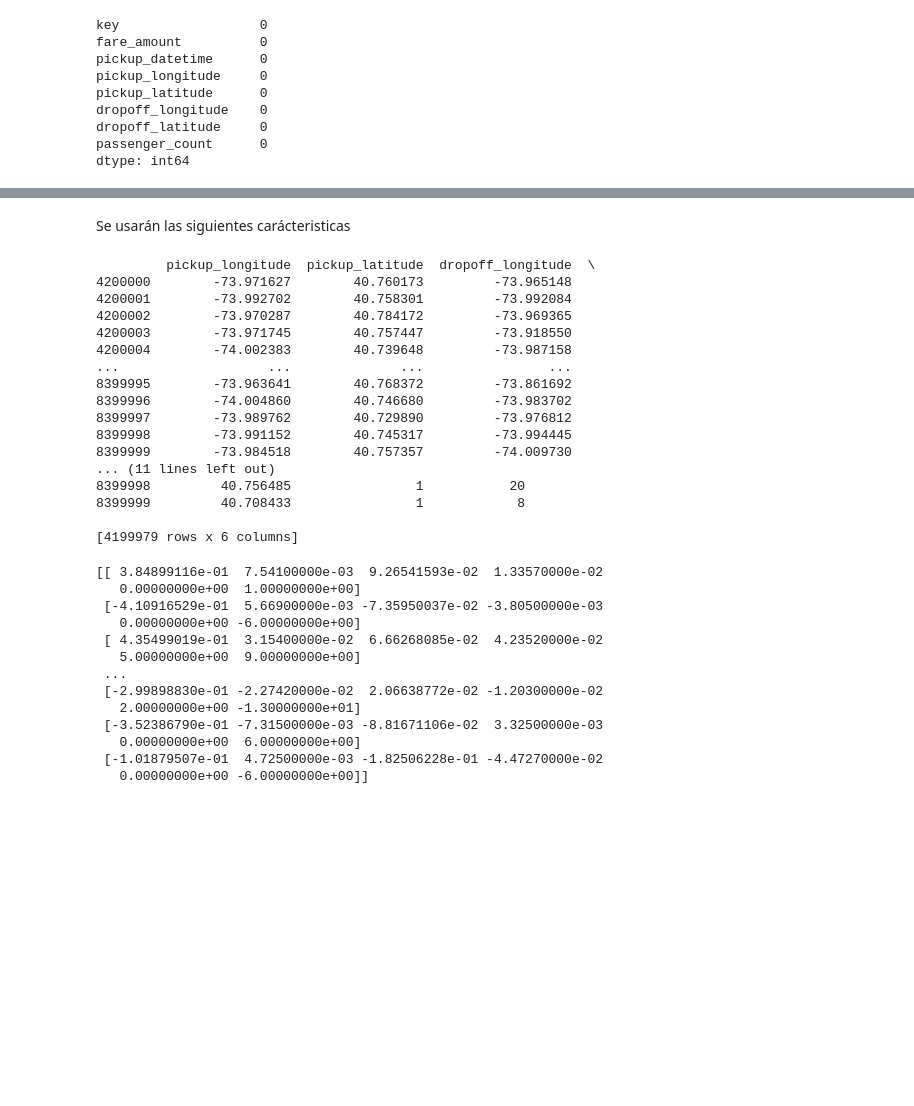
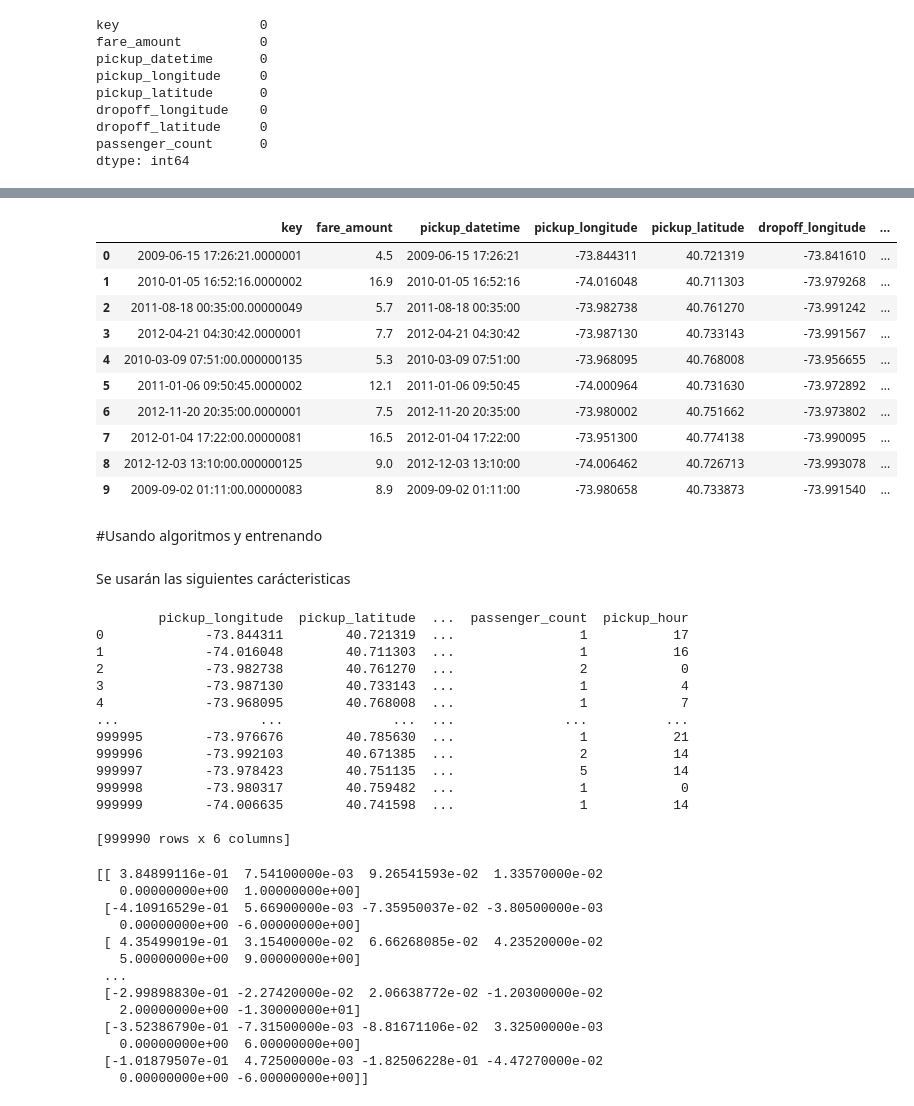
Before and after one commit to Roberto-Cerna/Predicting-Fare-Amount-From-Taxis, a Jupyter notebook: PC_2.ipynb, the cells around one changed output, grey strips where cells are left out. Saved outputs shown, nothing was run; the diff lists cells and outputs as text; code cells hidden in the pictures; blank space fills up the shorter version.

```diff
--- a/PC_2.ipynb
+++ b/PC_2.ipynb
@@ -8,11 +10,12 @@ import pandas as pd
 # %% [markdown]
 # Lectura de la data
 # %%
-# Utilizando google colab
+# Utilizando google colab Jesus
 #data = pd.read_csv('/content/drive/MyDrive/IA/PracticaCalificada2-CC421/train.csv', chunksize=42000000)
-
+# Utilizando google colab Franz
+data = pd.read_csv('/content/drive/MyDrive/IA_PC2/train.csv', chunksize=1000000)
 # Desde local (jupyter notebook)
-data = pd.read_csv('train.csv', chunksize=4200000)
+#data = pd.read_csv('train.csv', chunksize=4200000)
 # %%
 data.get_chunk()
 # %% [output]
@@ -155,3 +162,26 @@ dtype: object
+# %%
+from math import cos, asin, sqrt, pi
+p = pi/180
+radioTierra = 6371
+df["distancia_recorrida"] = df.apply(
+    lambda fila: 2*radioTierra * asin(sqrt(0.5 - cos((fila.dropoff_latitude - fila.pickup_latitude) * p)/2 + cos(fila.pickup_latitude * p) * cos(fila.dropoff_latitude * p) * (1 - cos((fila.dropoff_longitude - fila.pickup_longitude) * p)) / 2))
+, axis=1)
+# %%
+df.head(10)
+# %% [output]
+|  | key | fare_amount | pickup_datetime | pickup_longitude | pickup_latitude | dropoff_longitude | ... |
+| 0 | 2009-06-15 17:26:21.0000001 | 4.5 | 2009-06-15 17:26:21 | -73.844311 | 40.721319 | -73.841610 | ... |
+| 1 | 2010-01-05 16:52:16.0000002 | 16.9 | 2010-01-05 16:52:16 | -74.016048 | 40.711303 | -73.979268 | ... |
+| 2 | 2011-08-18 00:35:00.00000049 | 5.7 | 2011-08-18 00:35:00 | -73.982738 | 40.761270 | -73.991242 | ... |
+| 3 | 2012-04-21 04:30:42.0000001 | 7.7 | 2012-04-21 04:30:42 | -73.987130 | 40.733143 | -73.991567 | ... |
+| 4 | 2010-03-09 07:51:00.000000135 | 5.3 | 2010-03-09 07:51:00 | -73.968095 | 40.768008 | -73.956655 | ... |
+| 5 | 2011-01-06 09:50:45.0000002 | 12.1 | 2011-01-06 09:50:45 | -74.000964 | 40.731630 | -73.972892 | ... |
+| 6 | 2012-11-20 20:35:00.0000001 | 7.5 | 2012-11-20 20:35:00 | -73.980002 | 40.751662 | -73.973802 | ... |
+| 7 | 2012-01-04 17:22:00.00000081 | 16.5 | 2012-01-04 17:22:00 | -73.951300 | 40.774138 | -73.990095 | ... |
+| 8 | 2012-12-03 13:10:00.000000125 | 9.0 | 2012-12-03 13:10:00 | -74.006462 | 40.726713 | -73.993078 | ... |
+| 9 | 2009-09-02 01:11:00.00000083 | 8.9 | 2009-09-02 01:11:00 | -73.980658 | 40.733873 | -73.991540 | ... |
+# %% [markdown]
+#Usando algoritmos y entrenando
 # %% [markdown]
 Se usarán las siguientes carácteristicas
 # %%
@@ -159,23 +189,20 @@ X = df.drop(['key','pickup_datetime','fare_amount'],1)
 y = df.fare_amount
 print(X)
 # %% [output]
-         pickup_longitude  pickup_latitude  dropoff_longitude  \
-4200000        -73.971627        40.760173         -73.965148
-4200001        -73.992702        40.758301         -73.992084
-4200002        -73.970287        40.784172         -73.969365
-4200003        -73.971745        40.757447         -73.918550
-4200004        -74.002383        40.739648         -73.987158
-...                   ...              ...                ...
-8399995        -73.963641        40.768372         -73.861692
-8399996        -74.004860        40.746680         -73.983702
-8399997        -73.989762        40.729890         -73.976812
-8399998        -73.991152        40.745317         -73.994445
-8399999        -73.984518        40.757357         -74.009730
-... (11 lines left out)
-8399998         40.756485                1           20
-8399999         40.708433                1            8
+        pickup_longitude  pickup_latitude  ...  passenger_count  pickup_hour
+0             -73.844311        40.721319  ...                1           17
+1             -74.016048        40.711303  ...                1           16
+2             -73.982738        40.761270  ...                2            0
+3             -73.987130        40.733143  ...                1            4
+4             -73.968095        40.768008  ...                1            7
+...                  ...              ...  ...              ...          ...
+999995        -73.976676        40.785630  ...                1           21
+999996        -73.992103        40.671385  ...                2           14
+999997        -73.978423        40.751135  ...                5           14
+999998        -73.980317        40.759482  ...                1            0
+999999        -74.006635        40.741598  ...                1           14
 
-[4199979 rows x 6 columns]
+[999990 rows x 6 columns]
 # %%
 from sklearn.preprocessing import RobustScaler
 transformer = RobustScaler(quantile_range = (0.1,0.9)).fit(X)
```
Also changed, not shown: parts of 10 cells of this notebook.
